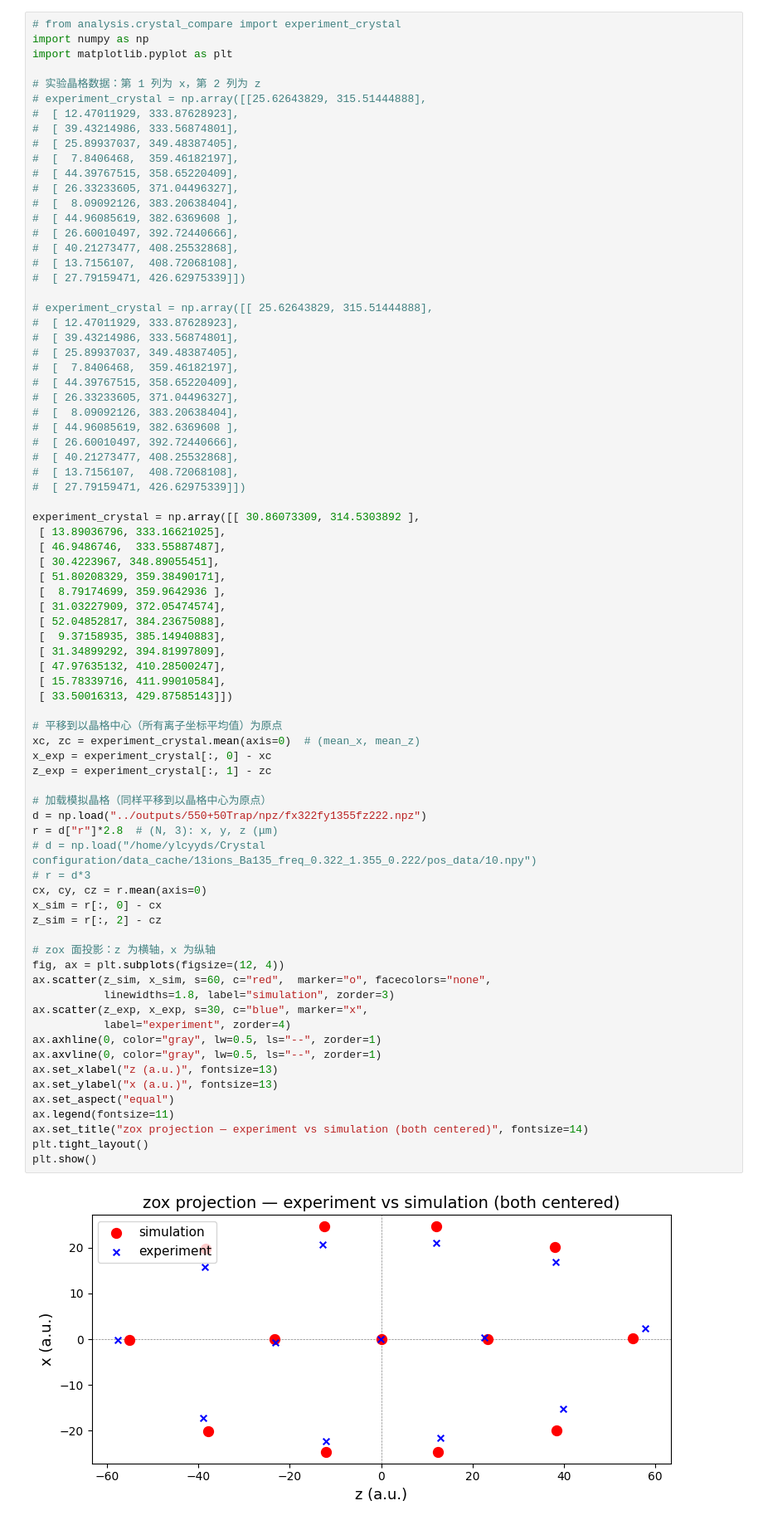
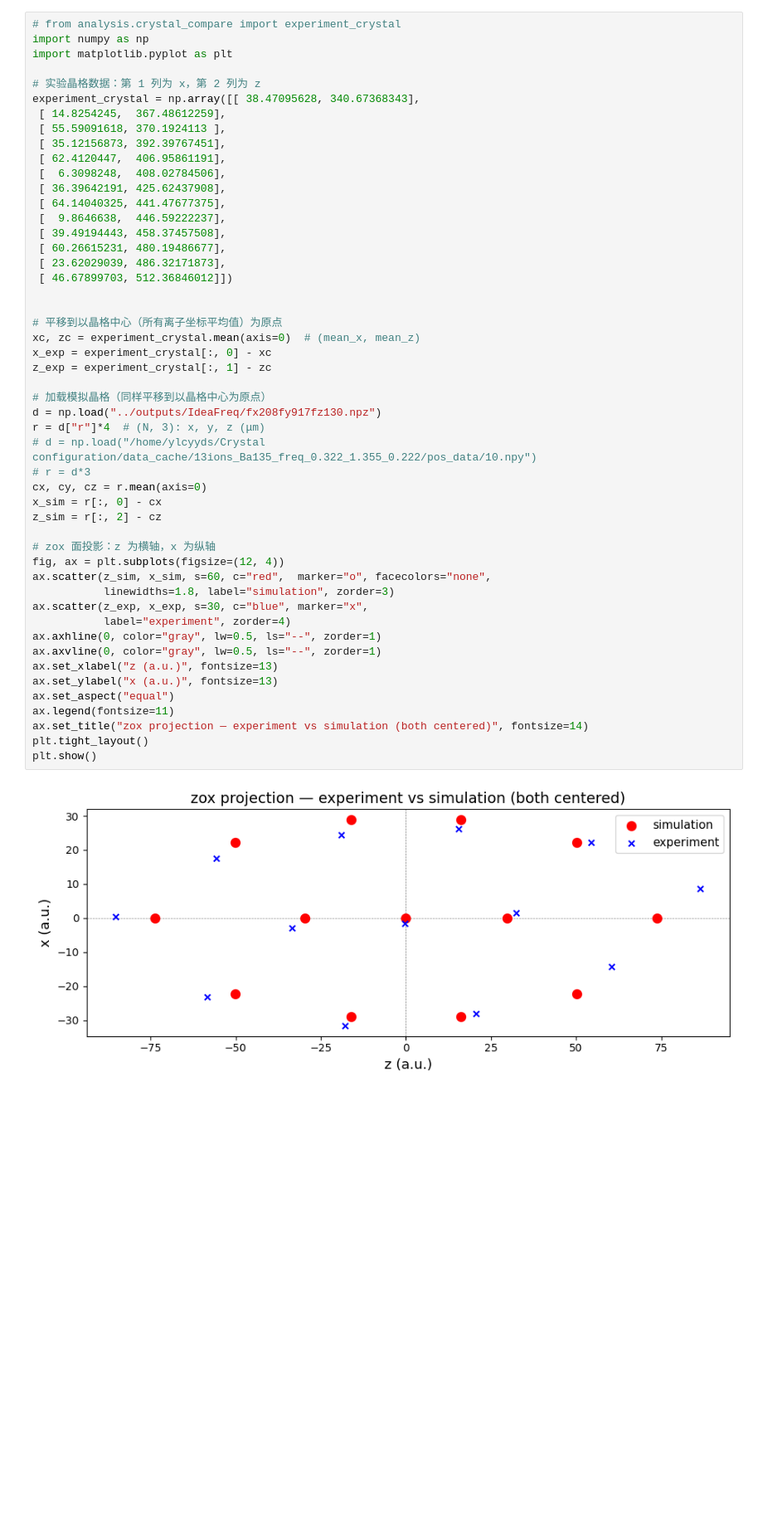
Before and after one commit to ylctql/ion-dynamic-simulation, a Jupyter notebook: analysis/crystal_plot.ipynb, the cells around one changed output. Shown at 83% size. Drawn from its saved outputs; the diff is of its cells as text; blank space fills up the shorter version.

```diff
--- a/analysis/crystal_plot.ipynb
+++ b/analysis/crystal_plot.ipynb
@@ -102,76 +25,49 @@ import numpy as np
 import matplotlib.pyplot as plt
 
 # 实验晶格数据：第 1 列为 x，第 2 列为 z
-# experiment_crystal = np.array([[25.62643829, 315.51444888],
-#  [ 12.47011929, 333.87628923],
-#  [ 39.43214986, 333.56874801],
-#  [ 25.89937037, 349.48387405],
-#  [  7.8406468,  359.46182197],
-#  [ 44.39767515, 358.65220409],
-#  [ 26.33233605, 371.04496327],
-#  [  8.09092126, 383.20638404],
-#  [ 44.96085619, 382.6369608 ],
-#  [ 26.60010497, 392.72440666],
-#  [ 40.21273477, 408.25532868],
-#  [ 13.7156107,  408.72068108],
-#  [ 27.79159471, 426.62975339]])
+experiment_crystal = np.array([[ 38.47095628, 340.67368343],
+ [ 14.8254245,  367.48612259],
+ [ 55.59091618, 370.1924113 ],
+ [ 35.12156873, 392.39767451],
+ [ 62.4120447,  406.95861191],
+ [  6.3098248,  408.02784506],
+ [ 36.39642191, 425.62437908],
+ [ 64.14040325, 441.47677375],
+ [  9.8646638,  446.59222237],
+ [ 39.49194443, 458.37457508],
+ [ 60.26615231, 480.19486677],
+ [ 23.62029039, 486.32171873],
+ [ 46.67899703, 512.36846012]])
 
-# experiment_crystal = np.array([[ 25.62643829, 315.51444888],
-#  [ 12.47011929, 333.87628923],
-#  [ 39.43214986, 333.56874801],
-#  [ 25.89937037, 349.48387405],
-#  [  7.8406468,  359.46182197],
-#  [ 44.39767515, 358.65220409],
-#  [ 26.33233605, 371.04496327],
-#  [  8.09092126, 383.20638404],
-#  [ 44.96085619, 382.6369608 ],
-#  [ 26.60010497, 392.72440666],
-#  [ 40.21273477, 408.25532868],
-#  [ 13.7156107,  408.72068108],
-#  [ 27.79159471, 426.62975339]])
-
-experiment_crystal = np.array([[ 30.86073309, 314.5303892 ],
- [ 13.89036796, 333.16621025],
- [ 46.9486746,  333.55887487],
- [ 30.4223967, 348.89055451],
- [ 51.80208329, 359.38490171],
- [  8.79174699, 359.9642936 ],
- [ 31.03227909, 372.05474574],
- [ 52.04852817, 384.23675088],
- [  9.37158935, 385.14940883],
- [ 31.34899292, 394.81997809],
- [ 47.97635132, 410.28500247],
- [ 15.78339716, 411.99010584],
- [ 33.50016313, 429.87585143]])
 
 # 平移到以晶格中心（所有离子坐标平均值）为原点
 xc, zc = experiment_crystal.mean(axis=0)  # (mean_x, mean_z)
 x_exp = experiment_crystal[:, 0] - xc
 z_exp = experiment_crystal[:, 1] - zc
 
 # 加载模拟晶格（同样平移到以晶格中心为原点）
-d = np.load("../outputs/550+50Trap/npz/fx322fy1355fz222.npz")
-r = d["r"]*2.8  # (N, 3): x, y, z (μm)
+d = np.load("../outputs/IdeaFreq/fx208fy917fz130.npz")
+r = d["r"]*4  # (N, 3): x, y, z (μm)
 # d = np.load("/home/ylcyyds/Crystal configuration/data_cache/13ions_Ba135_freq_0.322_1.355_0.222/pos_data/10.npy")
 # r = d*3
 cx, cy, cz = r.mean(axis=0)
 x_sim = r[:, 0] - cx
 z_sim = r[:, 2] - cz
 
 # zox 面投影：z 为横轴，x 为纵轴
 fig, ax = plt.subplots(figsize=(12, 4))
 ax.scatter(z_sim, x_sim, s=60, c="red",  marker="o", facecolors="none",
            linewidths=1.8, label="simulation", zorder=3)
 ax.scatter(z_exp, x_exp, s=30, c="blue", marker="x",
            label="experiment", zorder=4)
 ax.axhline(0, color="gray", lw=0.5, ls="--", zorder=1)
 ax.axvline(0, color="gray", lw=0.5, ls="--", zorder=1)
 ax.set_xlabel("z (a.u.)", fontsize=13)
 ax.set_ylabel("x (a.u.)", fontsize=13)
 ax.set_aspect("equal")
 ax.legend(fontsize=11)
 ax.set_title("zox projection — experiment vs simulation (both centered)", fontsize=14)
 plt.tight_layout()
 plt.show()
 # %% [output]
-[figure, old version]
+[figure, new version]
```
Also changed, not shown: parts of 1 cell of this notebook, 2 other files.
